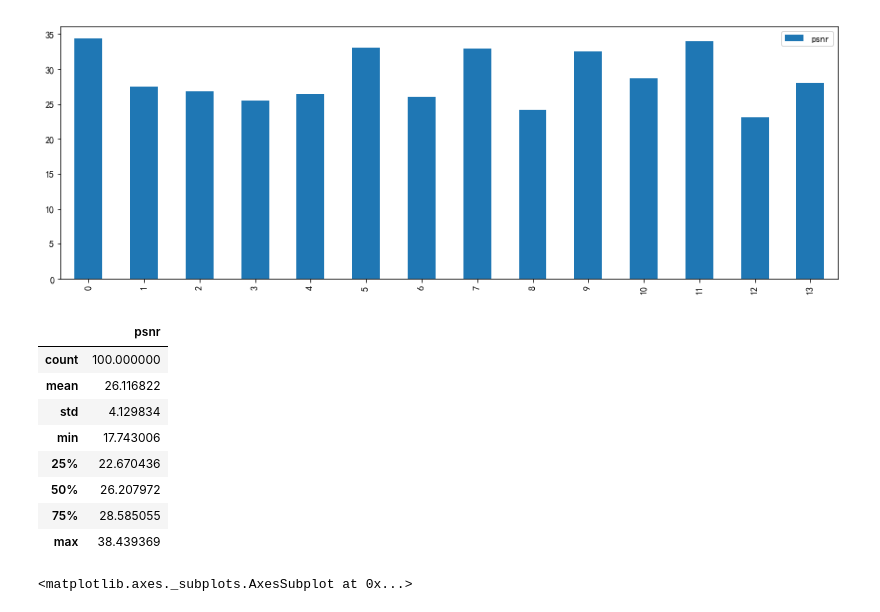
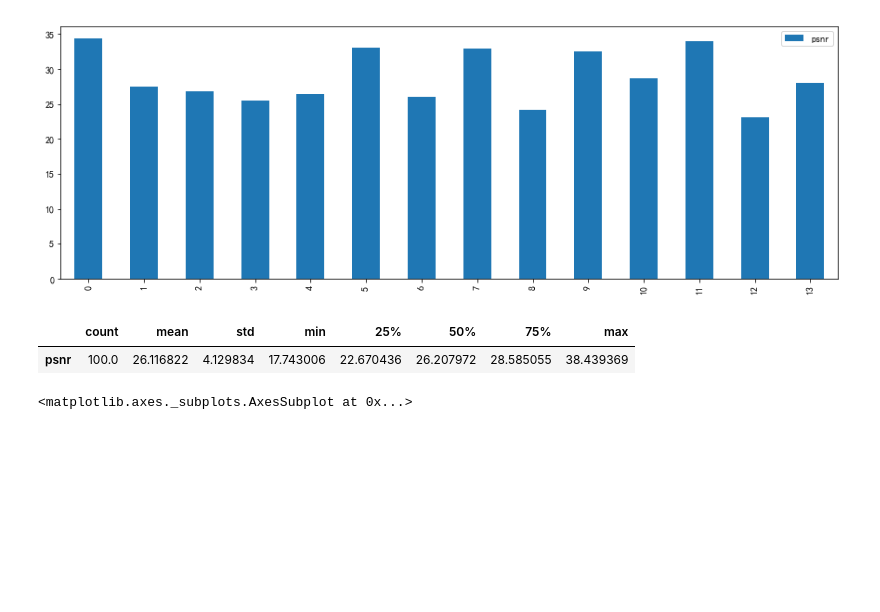
Before and after one commit to Tenfleques/resnet-sr-survey, a Jupyter notebook: RDN-pytorch-master/evaluate-tests.ipynb, the cells around one changed output. Cells and saved outputs as stored; diff of their text form; code cells hidden in the pictures; blank space fills up the shorter version.

```diff
--- a/RDN-pytorch-master/evaluate-tests.ipynb
+++ b/RDN-pytorch-master/evaluate-tests.ipynb
@@ -286,17 +265,10 @@ stats_Set14.plot.bar(figsize = (15,5))
 [figure]
 # %%
 stats_Urban100 = get_test_report(test_results, "Urban100")
-stats_Urban100.describe()
+stats_Urban100.describe().transpose()
 # %% [output]
-|  | psnr |
-| count | 100.000000 |
-| mean | 26.116822 |
-| std | 4.129834 |
-| min | 17.743006 |
-| 25% | 22.670436 |
-| 50% | 26.207972 |
-| 75% | 28.585055 |
-| max | 38.439369 |
+|  | count | mean | std | min | 25% | 50% | 75% | max |
+| psnr | 100.0 | 26.116822 | 4.129834 | 17.743006 | 22.670436 | 26.207972 | 28.585055 | 38.439369 |
 # %%
 stats_Urban100.plot.bar(figsize = (15,5))
 # %% [output]
```
Also changed, not shown: parts of 4 cells of this notebook.
